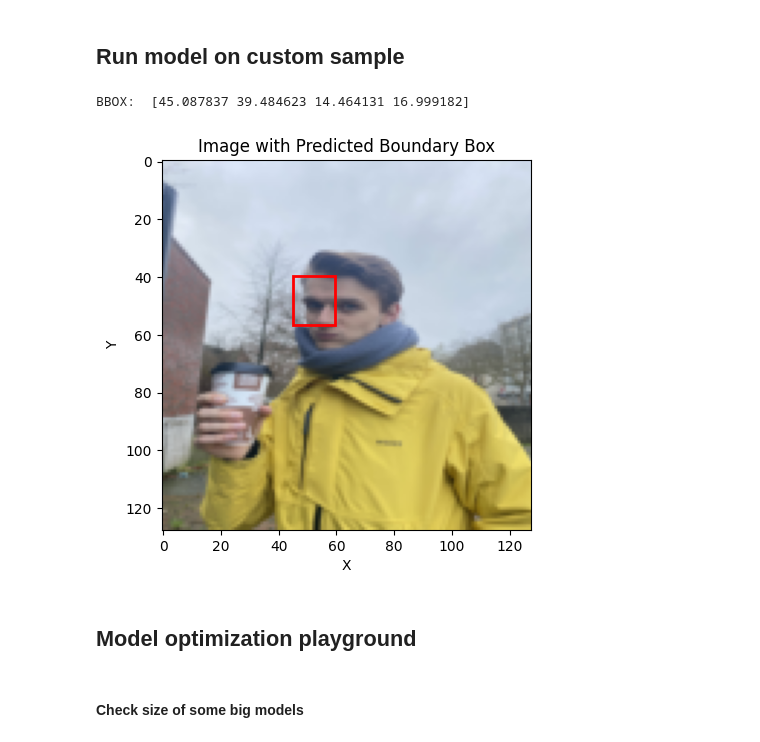
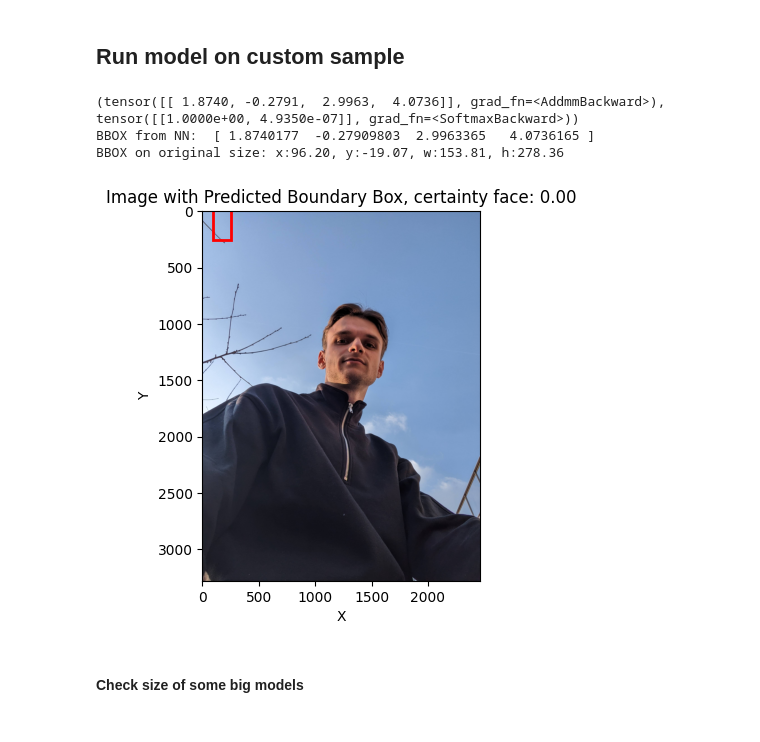
Before and after one commit to lionnus/MAX78000-Face-Detection, a Jupyter notebook: pytorch_face_detection.ipynb, the cells around one changed output. Drawn from its saved outputs; the diff is of its cells as text; code cells hidden in the pictures.

Commit message:
Implement face label, added ONet network, early stop training

```diff
--- a/pytorch_face_detection.ipynb
+++ b/pytorch_face_detection.ipynb
@@ -92,15 +92,19 @@ class WIDERFacesDataset(Dataset):
         bboxes_resized = self.resize_bbox(bboxes, image.shape[1], image.shape[0], param_dim_x,param_dim_y)
         image = cv2.resize(image, (param_dim_x,param_dim_y))
 
-        # Convert bboxes to tensor
+        # Convert bboxes and face label to tensors
         bboxes_tensor= torch.tensor([float(i) for i in bboxes_resized[0]])
 
+        one_hot_face_label = [0,0]
+        one_hot_face_label[0] = float(face_label == 0) # [1,0] for face_label == 1
+        one_hot_face_label[1] = float(face_label == 1) # [0,1] for face_label == 0
+        one_hot_face_label = torch.tensor([one_hot_face_label])
         #labels = self.annotations[idx]['labels']
 
         if self.transform:
             image = self.transform(image)
 
-        return image, bboxes_tensor#, face_label
+        return image, bboxes_tensor, one_hot_face_label[0]
 
     def load_data(self):
         annotations = []
@@ -196,7 +200,8 @@ def widerfaces_get_datasets(data, load_train=True, load_test=True):
         train_transform = transforms.Compose([
             #Rescale(256),
             #RandomCrop(224),
-            transforms.ToTensor()
+            transforms.ToTensor(),
+            transforms.ColorJitter()
             #ai8x.normalize()
         ])
 
@@ -205,11 +210,12 @@ def widerfaces_get_datasets(data, load_train=True, load_test=True):
         train_dataset = None
 
     if load_test:
+        print("Loading test dataset")
         test_transform = transforms.Compose([
             #Rescale(256),
             #RandomCrop(224),
-            transforms.ToTensor()
-
+            transforms.ToTensor(),
+            transforms.ColorJitter()
             #ai8x.normalize()
         ])
         # Load validation dataset instead of test dataset, since test dataset is unlabeled
@@ -224,7 +230,7 @@ datasets = [
     {
         'name': 'widerfaces',
         'input': (3, param_dim_x, param_dim_y),
-        'output': [('x', float), ('y', float), ('w', float), ('h', float)],
+        'output': [('x', float), ('y', float), ('w', float), ('h', float), ('c', float)],
         'regression': True,
         'loader': widerfaces_get_datasets,
     },
@@ -689,10 +948,10 @@ torch.save(model.state_dict(), new_model_path)
 ## Run model on custom sample
 # %%
 # open the saved pytorch model.pth on cpu
-#model = WIDERFaceNet()
-model = WIDERRCNN()
+model = WIDERFaceONet()
+# model = WIDERFaceNet()
 device="cpu"
-model.load_state_dict(torch.load("models/WIDERRCNN1.pth",map_location=torch.device('cpu')))
+model.load_state_dict(torch.load("models/WIDERFaceONet1.pth"))
 #model_path_ai8x="../Exercise8/ai8x-training/logs/2023.05.23-134755/best.pth.tar"
 #model.load_state_dict(torch.load(model_path_ai8x))
 model.eval()
@@ -702,44 +961,53 @@ model.eval()
 # images, labels = test_dataset[7]
 #import Image library
 from PIL import Image, ImageOps
 #load image test_pic
-image_test = Image.open('/home/lionnus/OneDrive/Ubuntu/MLonMCU/maxim7800-face-detection/test_pic2.jpg')
+image_test = Image.open('/home/lionnus/OneDrive/Ubuntu/MLonMCU/maxim7800-face-detection/test_pic1.jpg')
 image_test = ImageOps.exif_transpose(image_test)
 
 # Preprocess the image
 transform = transforms.Compose([
     transforms.Resize((param_dim_x,param_dim_y)),  # Resize to match the model's input size
     transforms.ToTensor(),  # Convert image to tensor
 ])
 image_test_trans = transform(image_test).unsqueeze(0)
 
 # Run model on image
-predicted_coords = model(image_test_trans.to(device))
+print(model(image_test_trans))
+predicted_coords, face_label = model(image_test_trans.to(device))
 #convert to numpy
-predicted_coords = predicted_coords.cpu().detach().numpy()
-print('BBOX: ',predicted_coords[0])
+predicted_coords = predicted_coords[0].cpu().detach().numpy()
+# predicted_coords = predicted_coords
+print('BBOX from NN: ',predicted_coords)
 #plot the image_test with the predicted coordinates
 
 # Create a figure and plot the image
 fig, ax = plt.subplots()
-plt.imshow(image_test_trans.squeeze(0).permute(1, 2, 0))
+plt.imshow(image_test)
 
 # Plot the predicted coordinates on the image
-x, y, w, h = predicted_coords[0]
+x, y, w, h = predicted_coords
+# Convert coordinates to image dimensions
+x = x * image_test.size[0]/param_dim_x
+y = y * image_test.size[1]/param_dim_y
+w = w * image_test.size[0]/param_dim_x
+h = h * image_test.size[1]/param_dim_y
+print('BBOX on original size: x:{:.2f}, y:{:.2f}, w:{:.2f}, h:{:.2f}'.format(x, y, w, h))
+
 rect = patches.Rectangle((x, y), w, h, linewidth=2, edgecolor='r', facecolor='none')
 ax.add_patch(rect)
 # Set plot title and labels
-ax.set_title('Image with Predicted Boundary Box')
+ax.set_title('Image with Predicted Boundary Box, certainty face: {:.2f}'.format(face_label.detach().numpy()[0][1]))
 ax.set_xlabel('X')
 ax.set_ylabel('Y')
 
 # Show the plot
 plt.show()
 # %% [output]
-BBOX:  [45.087837 39.484623 14.464131 16.999182]
+(tensor([[ 1.8740, -0.2791,  2.9963,  4.0736]], grad_fn=<AddmmBackward>), tensor([[1.0000e+00, 4.9350e-07]], grad_fn=<SoftmaxBackward>))
+BBOX from NN:  [ 1.8740177  -0.27909803  2.9963365   4.0736165 ]
+BBOX on original size: x:96.20, y:-19.07, w:153.81, h:278.36
-[figure, old version]
+[figure, new version]
-# %% [markdown]
-## Model optimization playground
 # %% [markdown]
 #### Check size of some big models
 # %%
```
Also changed, not shown: parts of 13 cells of this notebook.
